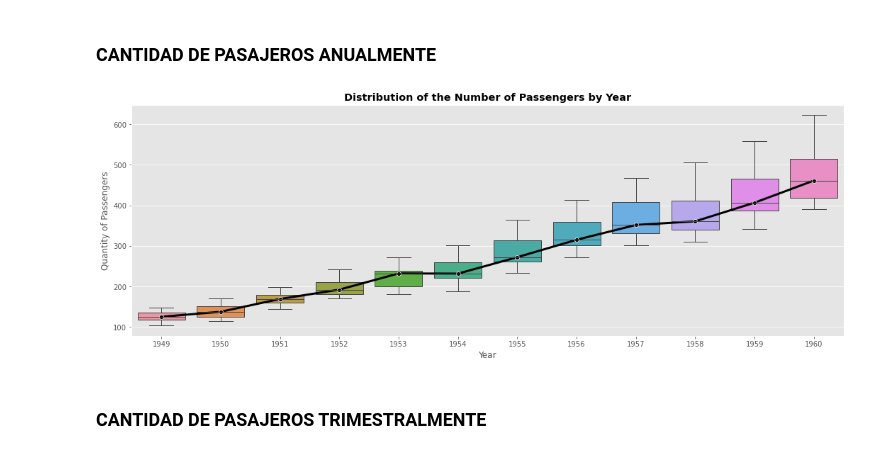
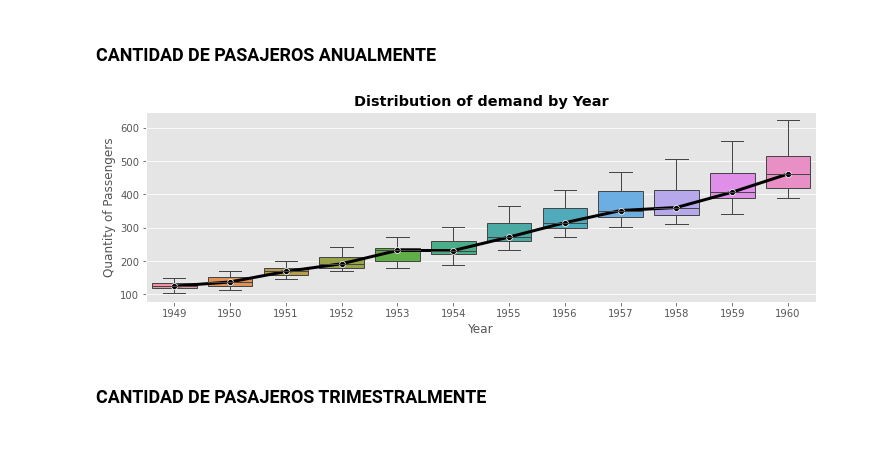
Before and after one commit to PabloJRW/Air-Passengers-Forecasting, a Jupyter notebook: notebooks/0. EDA.ipynb, the cells around one changed output. Drawn from its saved outputs; the diff is of its cells as text; code cells hidden in the pictures.

```diff
--- a/notebooks/0. EDA.ipynb
+++ b/notebooks/0. EDA.ipynb
@@ -99,6 +98,7 @@ plt.show()
 [figure]
 # %%
 air_df = air.to_frame()
+air_df.rename(columns={'AirPassengers':'demand'}, inplace=True)
 air_df['year'] = air.index.year
 air_df['quarter'] = air.index.quarter
 air_df['month'] = air.index.month
@@ -143,17 +149,17 @@ fig.show()
 # %% [markdown]
 ### CANTIDAD DE PASAJEROS ANUALMENTE
 # %%
-plt.figure(figsize=(18,6))
-plt.title("Distribution of the Number of Passengers by Year", fontweight='bold')
-sns.boxplot(x=air_df.year, y=air_df.AirPassengers, linewidth=1)
+plt.figure(figsize=(12,3.5))
+plt.title("Distribution of demand by Year", fontweight='bold')
+sns.boxplot(x=air_df.year, y=air_df.demand, linewidth=1)
 
-air_yearly = air_df.groupby('year')['AirPassengers'].median()
+air_yearly = air_df.groupby('year')['demand'].median()
 sns.lineplot(x=air_yearly.index-1949, y=air_yearly.values,
             marker='o', linewidth=3, color='k')
 plt.xlabel("Year")
 plt.ylabel("Quantity of Passengers")
 plt.show()
 # %% [output]
-[figure, old version]
+[figure, new version]
 # %% [markdown]
 ### CANTIDAD DE PASAJEROS TRIMESTRALMENTE
```
Also changed, not shown: parts of 7 cells of this notebook.
